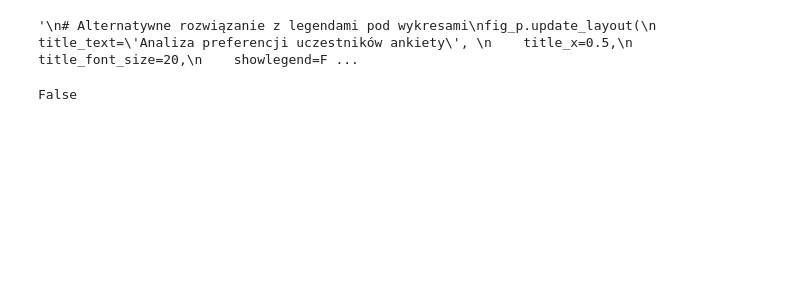
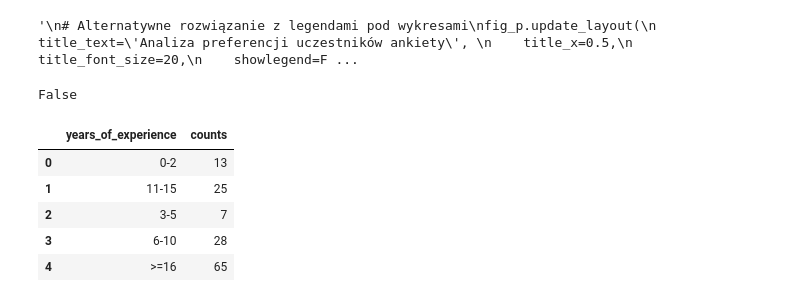
Before and after one commit to waltad/survey-review-app, a Jupyter notebook: research.ipynb, the cells around one changed output. Drawn from its saved outputs; the diff is of its cells as text; code cells hidden in the pictures; blank space fills up the shorter version.

```diff
--- a/research.ipynb
+++ b/research.ipynb
@@ -637,3 +653,13 @@ title_color = "white" if is_dark_theme else "#2C3E50"
 get_streamlit_theme()
 # %% [output]
 False
+# %%
+df_experience = df.groupby('years_of_experience').size().reset_index(name='counts')
+df_experience
+# %% [output]
+|  | years_of_experience | counts |
+| 0 | 0-2 | 13 |
+| 1 | 11-15 | 25 |
+| 2 | 3-5 | 7 |
+| 3 | 6-10 | 28 |
+| 4 | >=16 | 65 |
```
Also changed, not shown: parts of 5 cells of this notebook.
